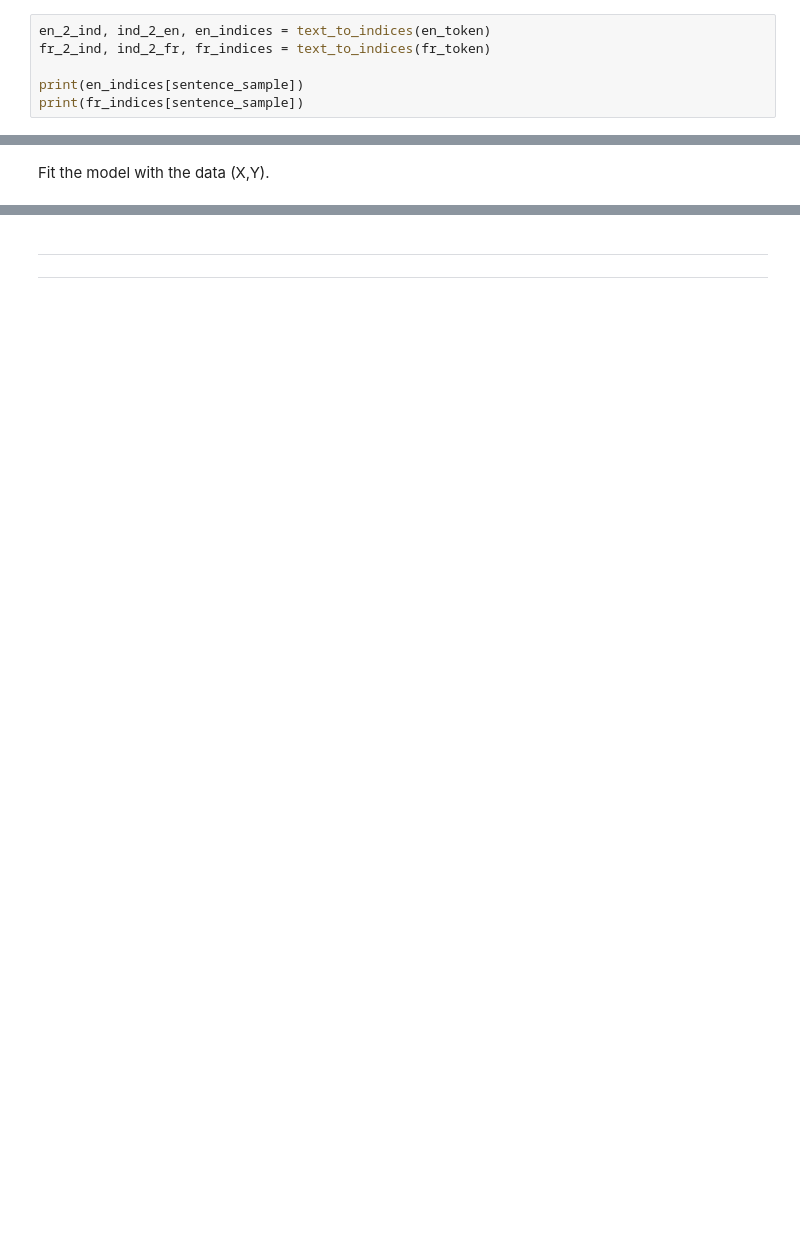
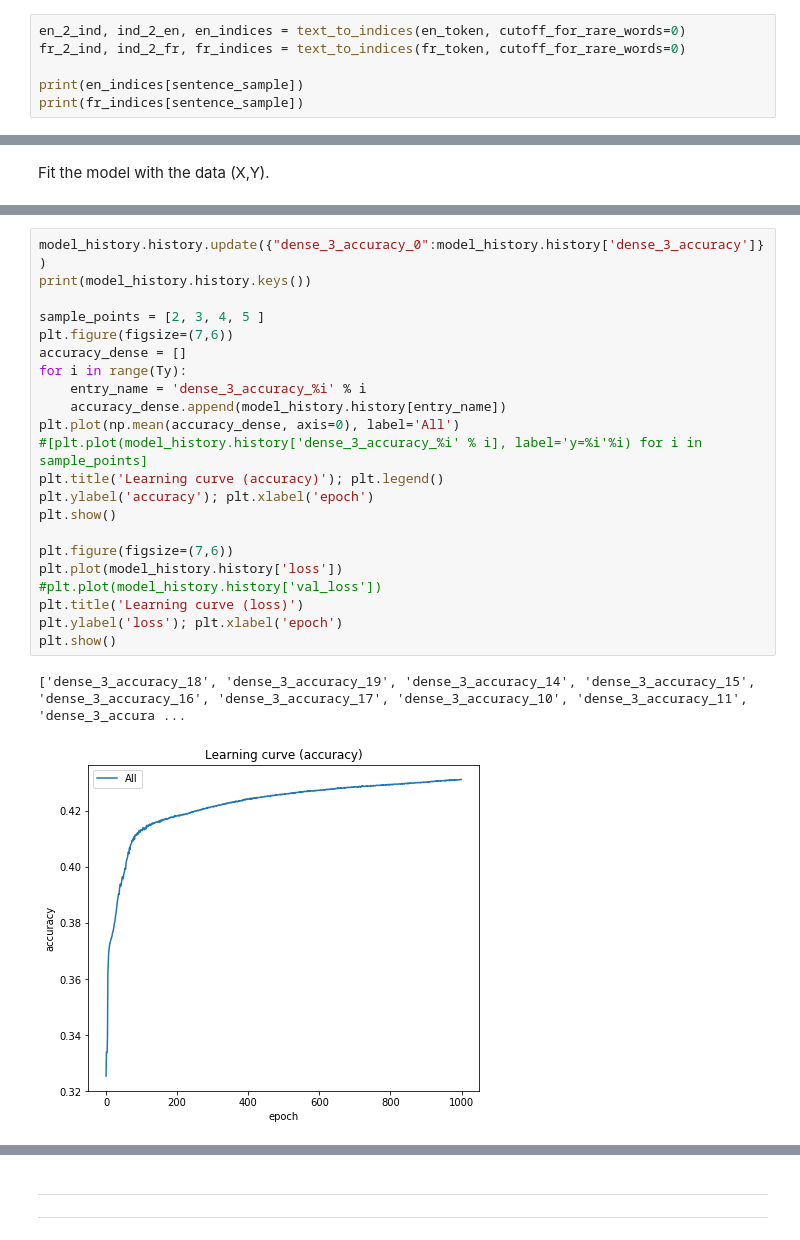
Before and after one commit to bbsonjohn/RNN_keras, a Jupyter notebook: RNN_basic.ipynb, the cells around one changed output, grey strips where cells are left out. Saved outputs shown, nothing was run; the diff lists cells and outputs as text; blank space fills up the shorter version.

```diff
--- a/RNN_basic.ipynb
+++ b/RNN_basic.ipynb
@@ -168,6 +168,6 @@ def text_to_indices(text, cutoff_for_rare_words = 1):
 # %%
-en_2_ind, ind_2_en, en_indices = text_to_indices(en_token)
-fr_2_ind, ind_2_fr, fr_indices = text_to_indices(fr_token)
+en_2_ind, ind_2_en, en_indices = text_to_indices(en_token, cutoff_for_rare_words=0)
+fr_2_ind, ind_2_fr, fr_indices = text_to_indices(fr_token, cutoff_for_rare_words=0)
 
 print(en_indices[sentence_sample])
 print(fr_indices[sentence_sample])
@@ -365,0 +399,25 @@ Epoch 100/100
+# %%
+model_history.history.update({"dense_3_accuracy_0":model_history.history['dense_3_accuracy']})
+print(model_history.history.keys())
+
+sample_points = [2, 3, 4, 5 ]
+plt.figure(figsize=(7,6))
+accuracy_dense = []
+for i in range(Ty):
+    entry_name = 'dense_3_accuracy_%i' % i
+    accuracy_dense.append(model_history.history[entry_name])
+plt.plot(np.mean(accuracy_dense, axis=0), label='All')
+#[plt.plot(model_history.history['dense_3_accuracy_%i' % i], label='y=%i'%i) for i in sample_points]
+plt.title('Learning curve (accuracy)'); plt.legend()
+plt.ylabel('accuracy'); plt.xlabel('epoch')
+plt.show()
+
+plt.figure(figsize=(7,6))
+plt.plot(model_history.history['loss'])
+#plt.plot(model_history.history['val_loss'])
+plt.title('Learning curve (loss)')
+plt.ylabel('loss'); plt.xlabel('epoch')
+plt.show()
+# %% [output]
+['dense_3_accuracy_18', 'dense_3_accuracy_19', 'dense_3_accuracy_14', 'dense_3_accuracy_15', 'dense_3_accuracy_16', 'dense_3_accuracy_17', 'dense_3_accuracy_10', 'dense_3_accuracy_11', 'dense_3_accura ...
+[figure, added]
```
Also changed, not shown: parts of 47 cells of this notebook.
